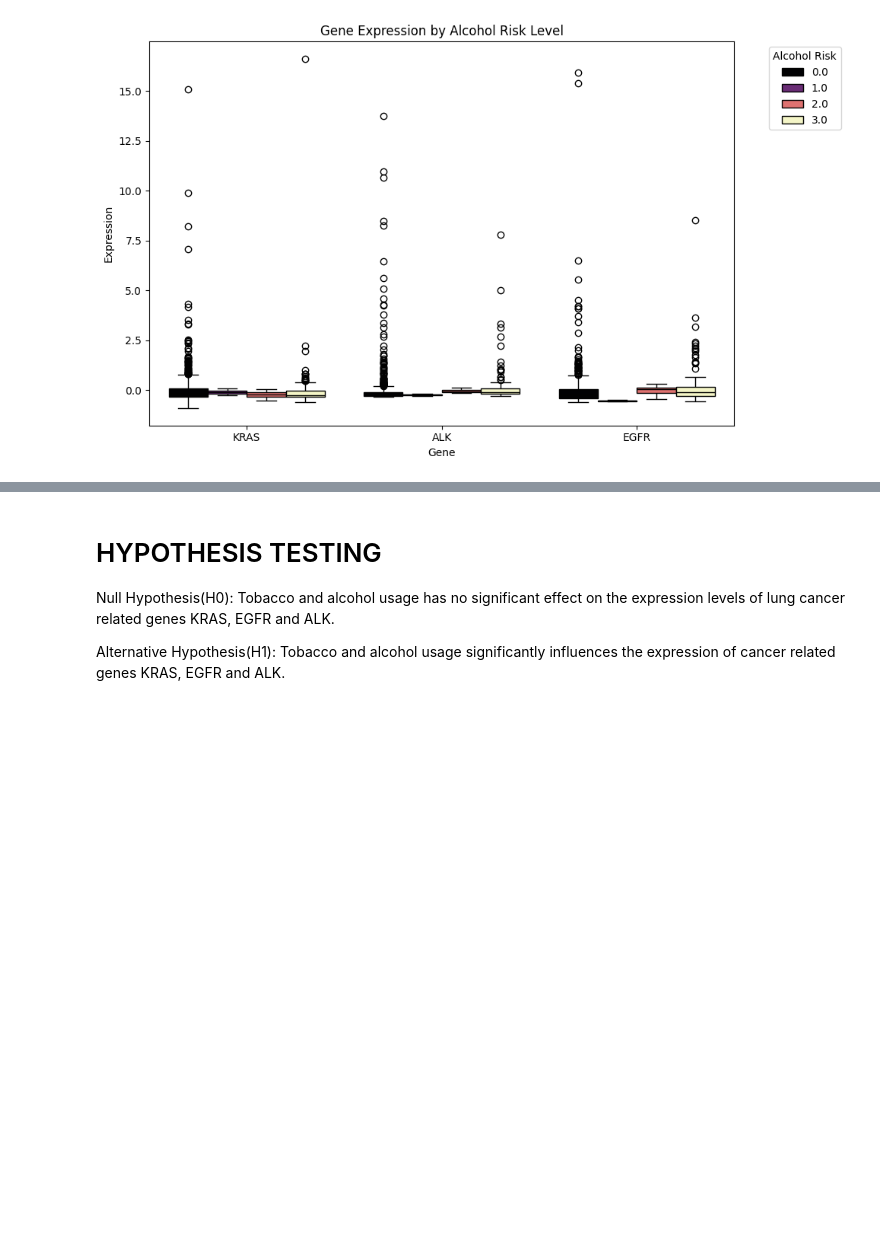
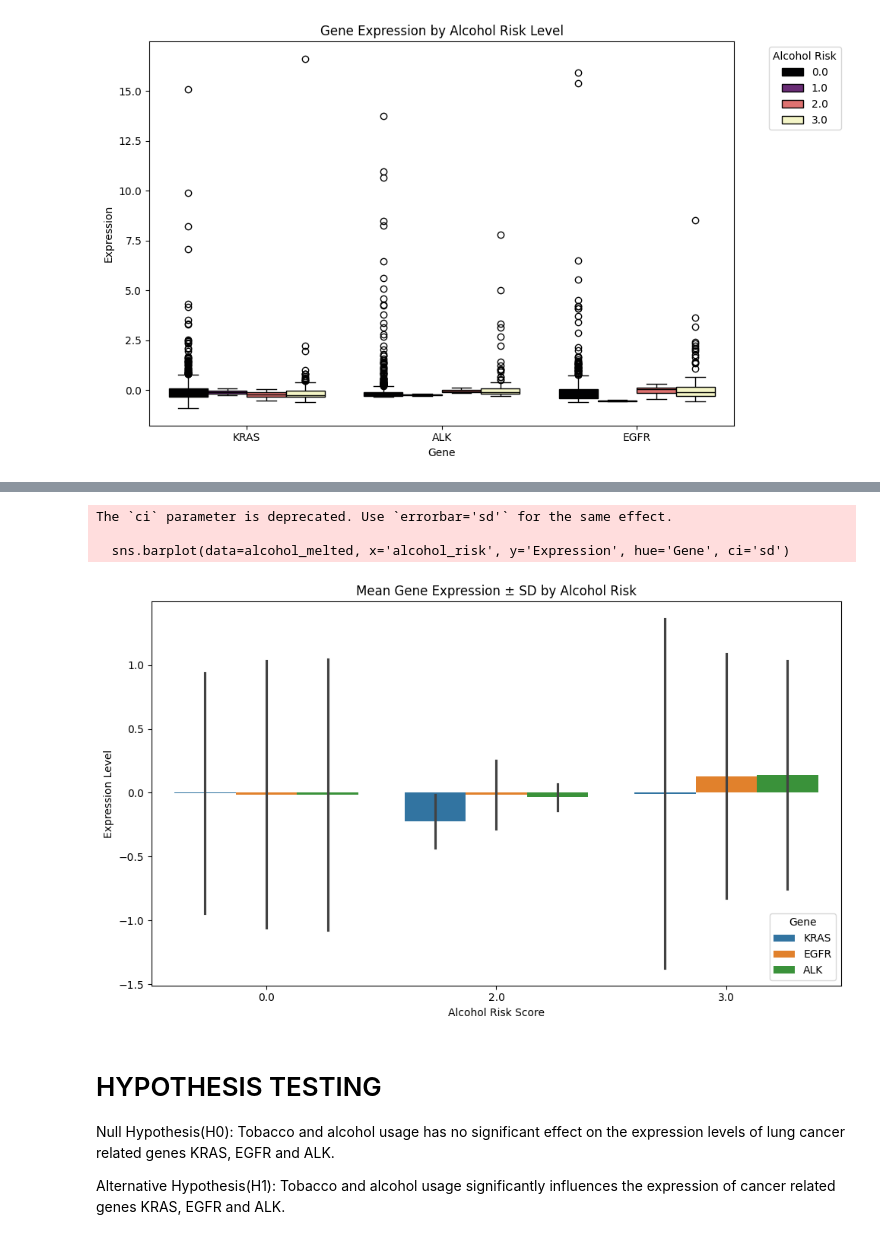
Before and after one commit to ardataskoparan123/DSA210---Project, a Jupyter notebook: 210_project.ipynb, the cells around one changed output, grey strips where cells are left out. Cells and saved outputs as stored; diff of their text form; code cells hidden in the pictures; blank space fills up the shorter version.

```diff
--- a/210_project.ipynb
+++ b/210_project.ipynb
@@ -403,3 +348,20 @@ plt.show()
+# %%
+alcohol_melted = df_filtered.melt(id_vars='alcohol_risk', value_vars=['KRAS', 'EGFR', 'ALK'],
+                                  var_name='Gene', value_name='Expression')
+
+plt.figure(figsize=(10, 6))
+sns.barplot(data=alcohol_melted, x='alcohol_risk', y='Expression', hue='Gene', ci='sd')
+plt.title('Mean Gene Expression ± SD by Alcohol Risk')
+plt.xlabel('Alcohol Risk Score')
+plt.ylabel('Expression Level')
+plt.legend(title='Gene')
+plt.tight_layout()
+plt.show()
+# %% [output]
+The `ci` parameter is deprecated. Use `errorbar='sd'` for the same effect.
+
+  sns.barplot(data=alcohol_melted, x='alcohol_risk', y='Expression', hue='Gene', ci='sd')
+[figure, added]
 # %% [markdown]
 # HYPOTHESIS TESTING
 
```
Also changed, not shown: parts of 23 cells of this notebook.
